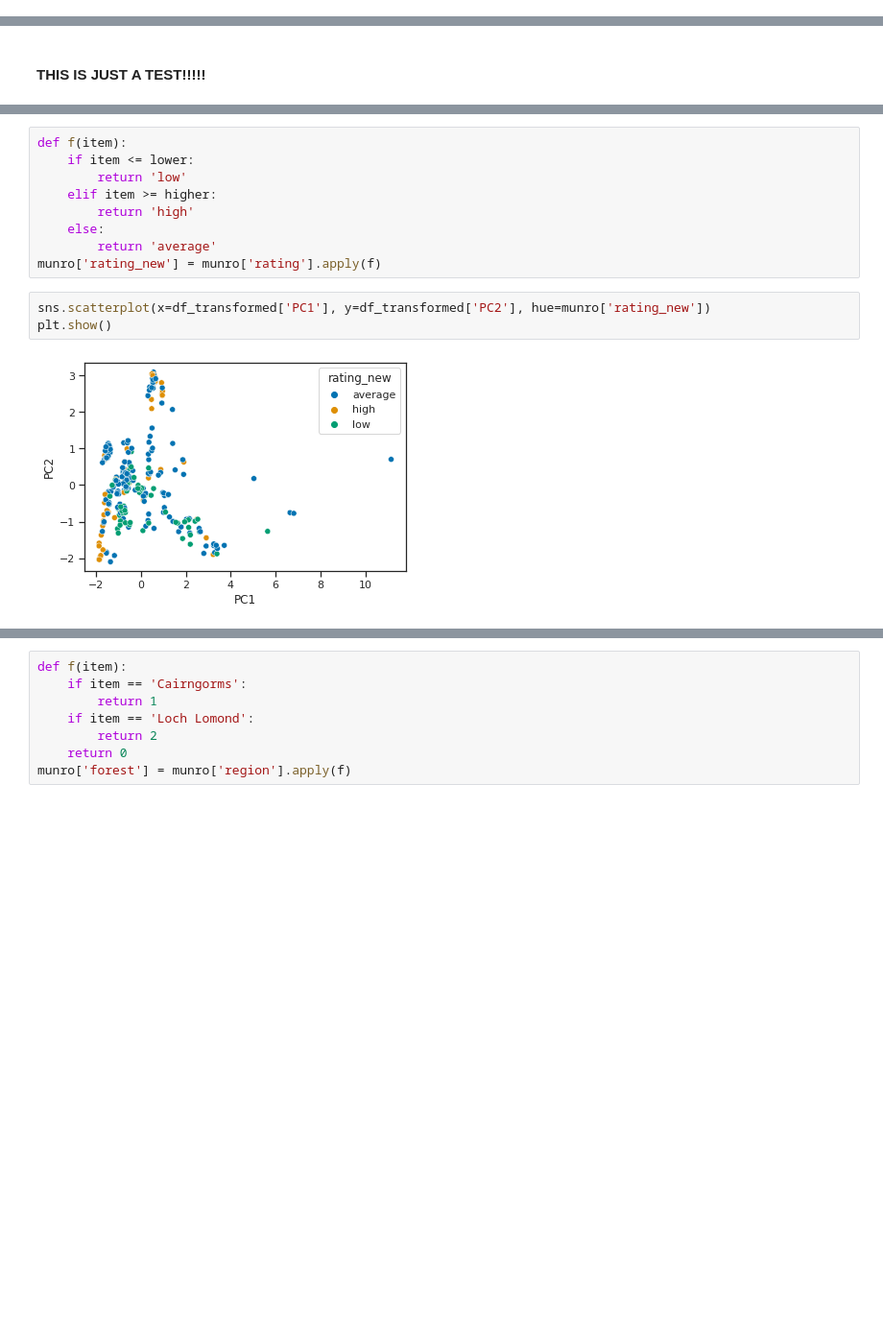
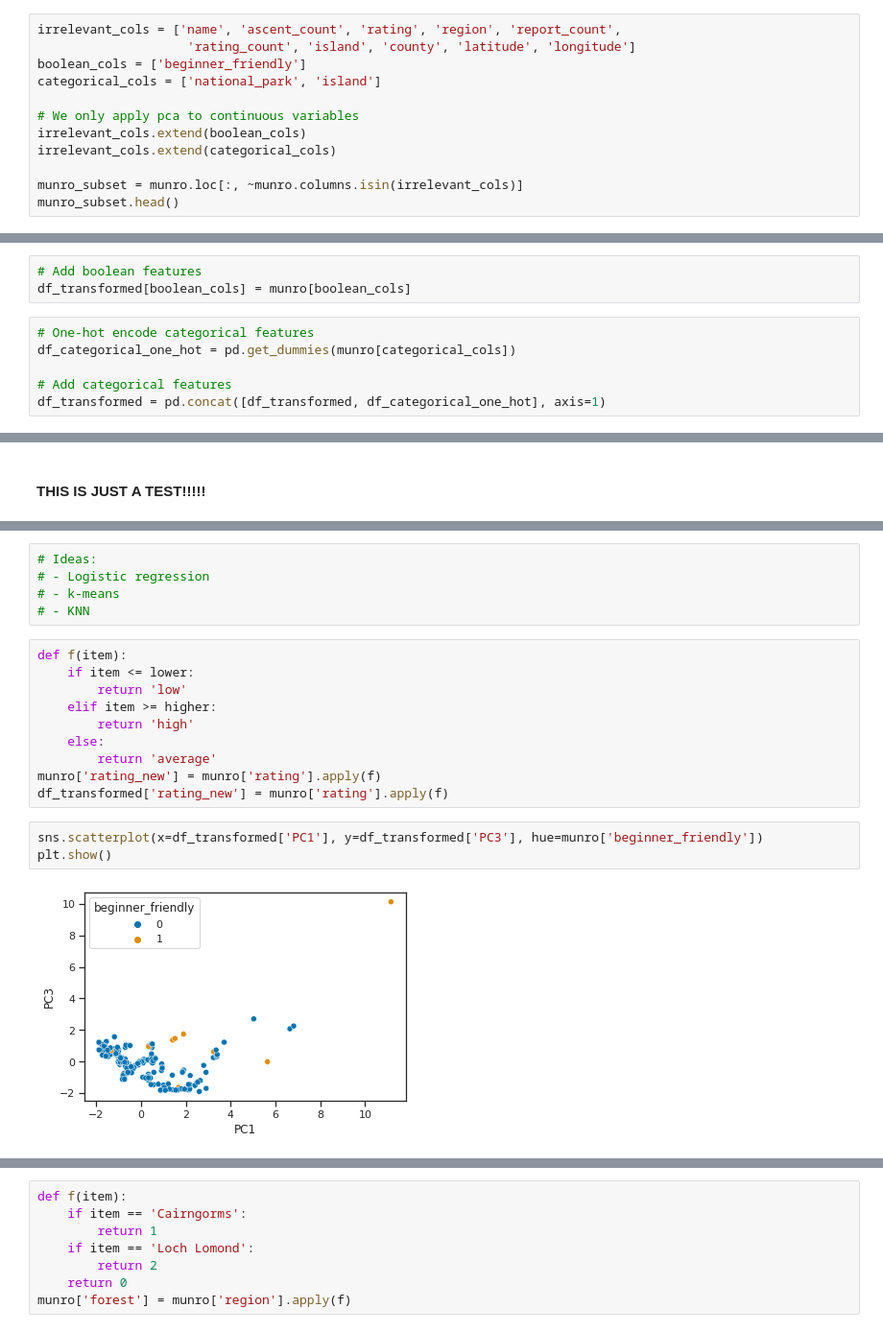
Before and after one commit to filipbalucha/FDS_final_project, a Jupyter notebook: data_analysis.ipynb, the cells around one changed output, grey strips where cells are left out. Shown at 96% size. Cells and saved outputs as stored; diff of their text form; blank space fills up the shorter version.

```diff
--- a/data_analysis.ipynb
+++ b/data_analysis.ipynb
@@ -357,0 +361,12 @@ munro_subset.head()
+# %%
+irrelevant_cols = ['name', 'ascent_count', 'rating', 'region', 'report_count',
+                    'rating_count', 'island', 'county', 'latitude', 'longitude']
+boolean_cols = ['beginner_friendly']
+categorical_cols = ['national_park', 'island']
+
+# We only apply pca to continuous variables
+irrelevant_cols.extend(boolean_cols)
+irrelevant_cols.extend(categorical_cols)
+
+munro_subset = munro.loc[:, ~munro.columns.isin(irrelevant_cols)]
+munro_subset.head()
@@ -523,3 +565,12 @@ The above indicates that the PC2 and PC3 are likely due to chance.
+# %%
+# Add boolean features
+df_transformed[boolean_cols] = munro[boolean_cols]
+# %%
+# One-hot encode categorical features
+df_categorical_one_hot = pd.get_dummies(munro[categorical_cols])
+
+# Add categorical features
+df_transformed = pd.concat([df_transformed, df_categorical_one_hot], axis=1)
 # %%
 X = df_transformed.copy()
 X['intercept'] = 1  # consider intercept when fitting the model
@@ -602,3 +680,8 @@ print(higher)
+# %%
+# Ideas:
+# - Logistic regression
+# - k-means
+# - KNN
 # %%
 def f(item):
     if item <= lower:
@@ -608,8 +691,9 @@ def f(item):
     else:
         return 'average'
 munro['rating_new'] = munro['rating'].apply(f)
+df_transformed['rating_new'] = munro['rating'].apply(f)
 # %%
-sns.scatterplot(x=df_transformed['PC1'], y=df_transformed['PC2'], hue=munro['rating_new'])
+sns.scatterplot(x=df_transformed['PC1'], y=df_transformed['PC3'], hue=munro['beginner_friendly'])
 plt.show()
 # %% [output]
-[figure, old version]
+[figure, new version]
```
Also changed, not shown: parts of 34 cells of this notebook, 3 other files.
